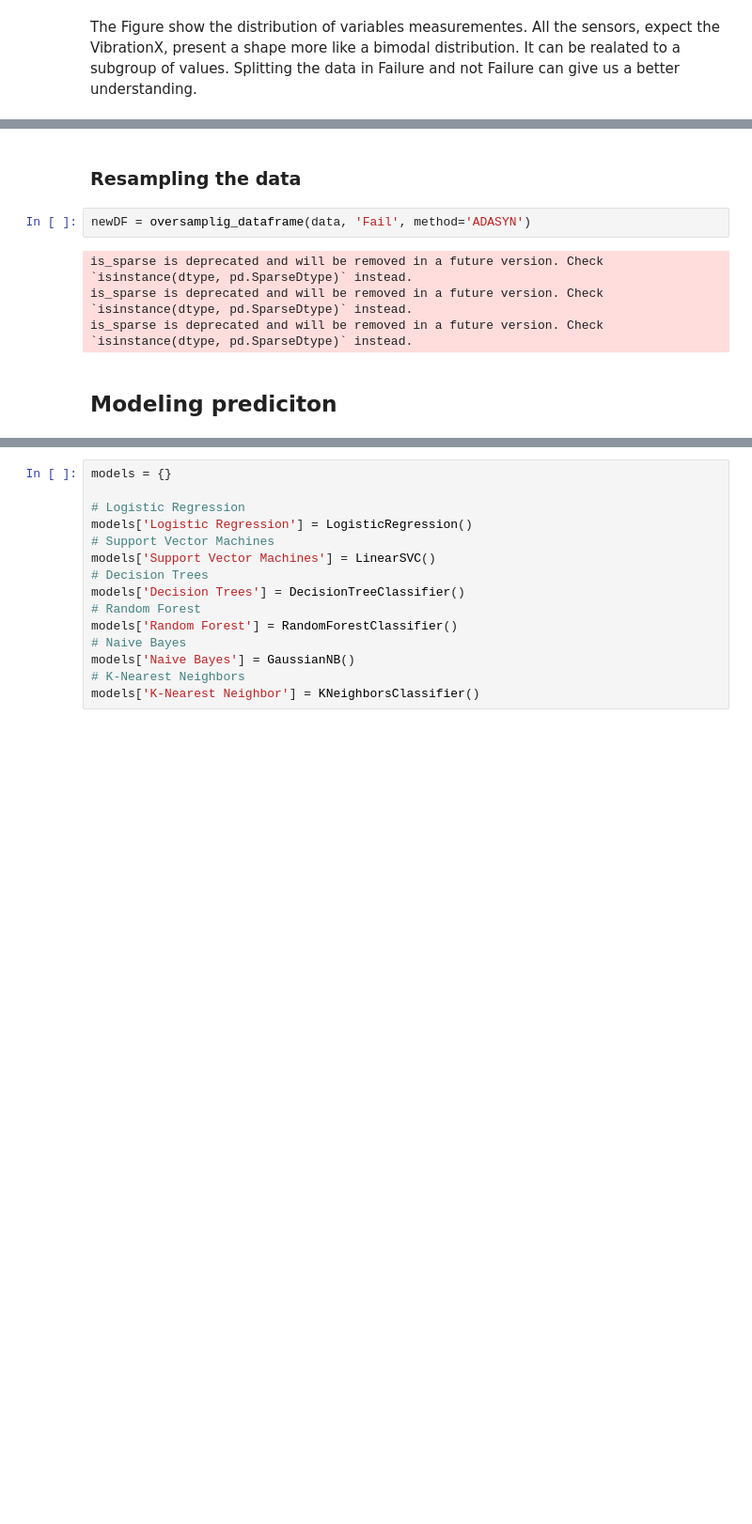
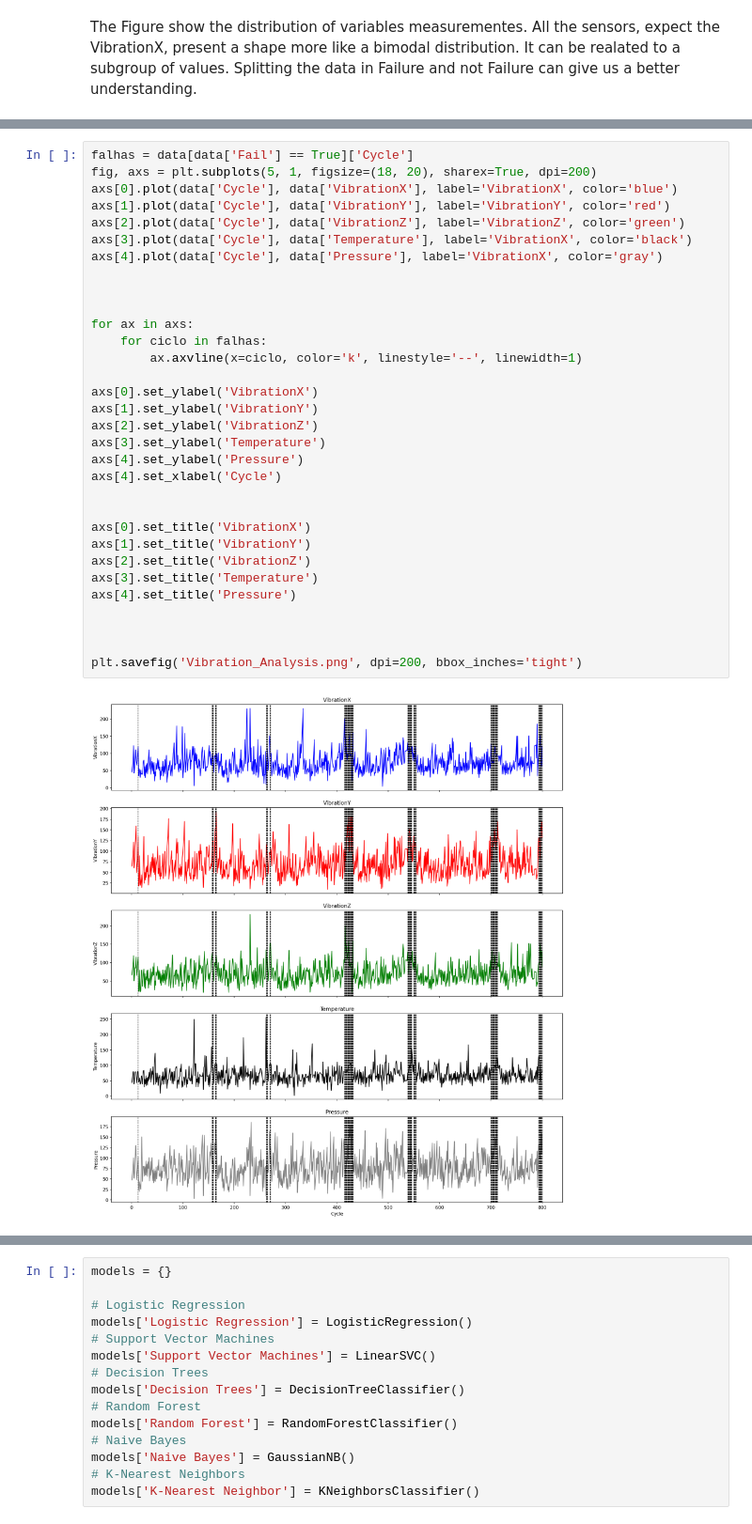
Before and after one commit to zemarchezi/FPSO-vessel-failure_shape_test, a Jupyter notebook: exploratory.ipynb, the cells around one changed output, grey strips where cells are left out. Shown at 94% size. Saved outputs shown, nothing was run; the diff lists cells and outputs as text; blank space fills up the shorter version.

```diff
--- a/exploratory.ipynb
+++ b/exploratory.ipynb
@@ -363,10 +464,34 @@ The distributions in the Figure above shows a clear separation in the Failures a
-# %% [markdown]
-### Resampling the data
-# %%
-newDF = oversamplig_dataframe(data, 'Fail', method='ADASYN')
-# %% [output]
-is_sparse is deprecated and will be removed in a future version. Check `isinstance(dtype, pd.SparseDtype)` instead.
-is_sparse is deprecated and will be removed in a future version. Check `isinstance(dtype, pd.SparseDtype)` instead.
-is_sparse is deprecated and will be removed in a future version. Check `isinstance(dtype, pd.SparseDtype)` instead.
-# %% [markdown]
-## Modeling prediciton
+# %%
+falhas = data[data['Fail'] == True]['Cycle']
+fig, axs = plt.subplots(5, 1, figsize=(18, 20), sharex=True, dpi=200)
+axs[0].plot(data['Cycle'], data['VibrationX'], label='VibrationX', color='blue')
+axs[1].plot(data['Cycle'], data['VibrationY'], label='VibrationY', color='red')
+axs[2].plot(data['Cycle'], data['VibrationZ'], label='VibrationZ', color='green')
+axs[3].plot(data['Cycle'], data['Temperature'], label='VibrationX', color='black')
+axs[4].plot(data['Cycle'], data['Pressure'], label='VibrationX', color='gray')
+
+
+
+for ax in axs:
+    for ciclo in falhas:
+        ax.axvline(x=ciclo, color='k', linestyle='--', linewidth=1)
+
+axs[0].set_ylabel('VibrationX')
+axs[1].set_ylabel('VibrationY')
+axs[2].set_ylabel('VibrationZ')
+axs[3].set_ylabel('Temperature')
+axs[4].set_ylabel('Pressure')
+axs[4].set_xlabel('Cycle')
+
+
+axs[0].set_title('VibrationX')
+axs[1].set_title('VibrationY')
+axs[2].set_title('VibrationZ')
+axs[3].set_title('Temperature')
+axs[4].set_title('Pressure')
+
+
+
+plt.savefig('Vibration_Analysis.png', dpi=200, bbox_inches='tight')
+# %% [output]
+[figure, added]
```
Also changed, not shown: parts of 50 cells of this notebook, 6 other files.
